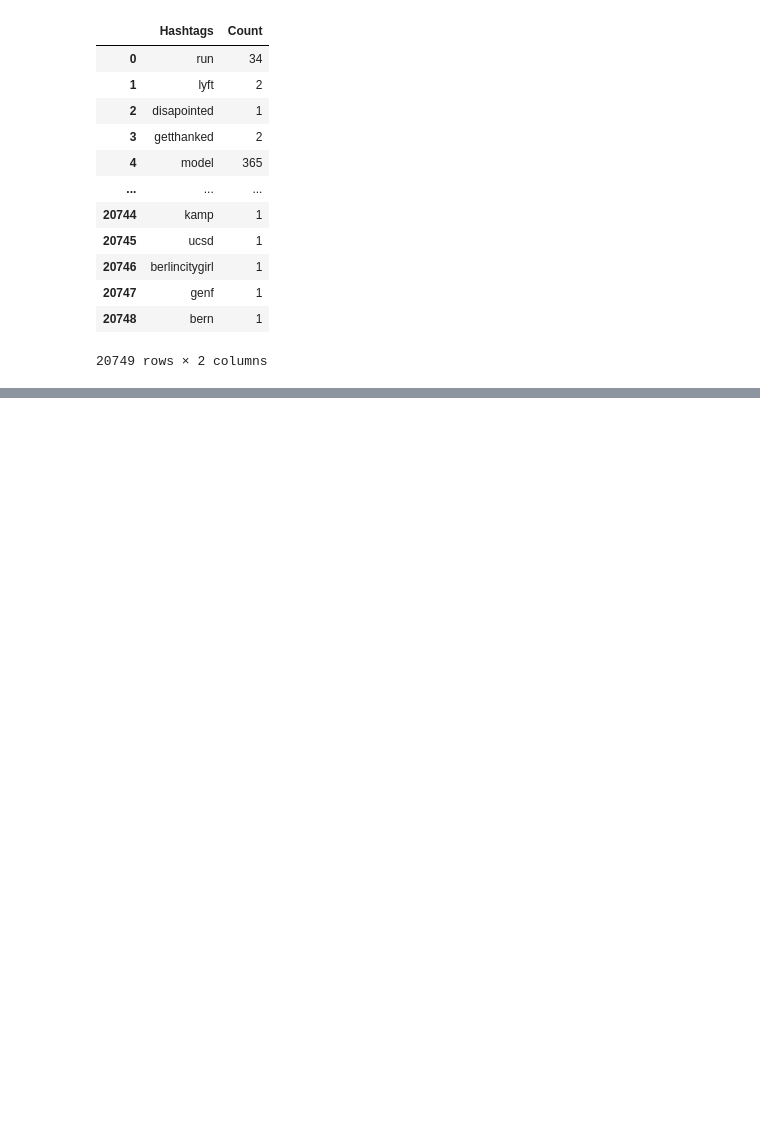
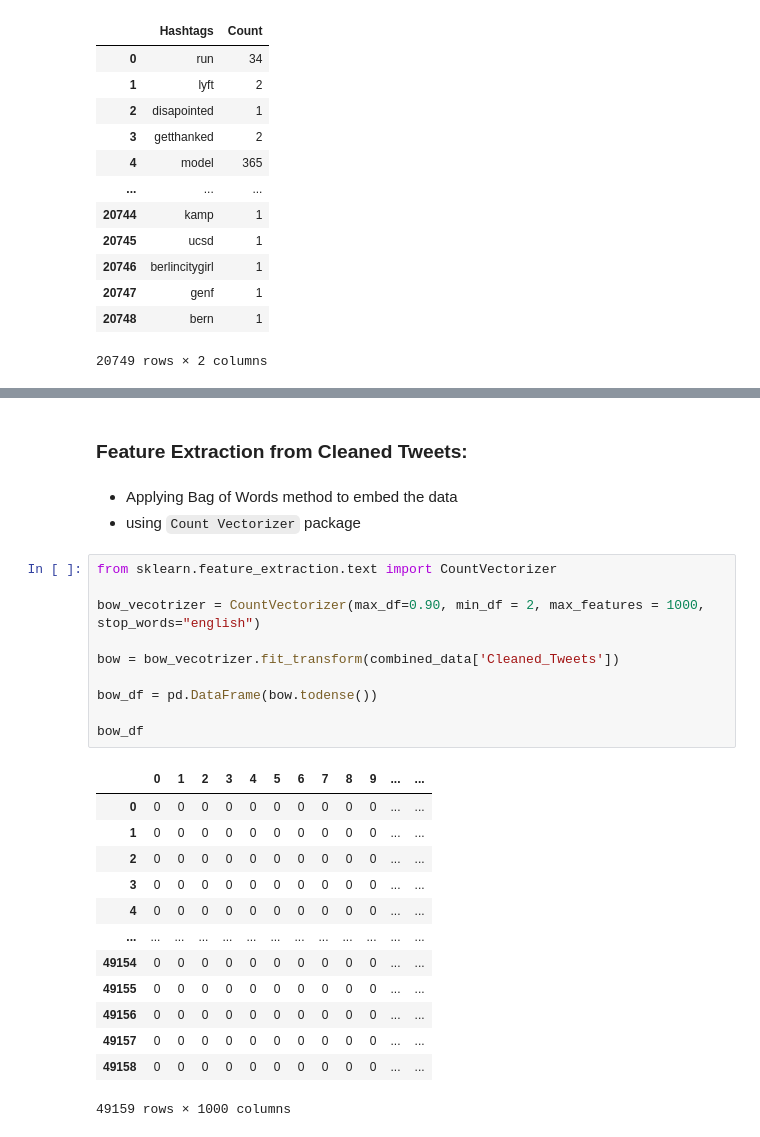
Before and after one commit to vijit-kala/Social-Media-Sentiment-Analysis-Using-Machine-Learning, a Jupyter notebook: main.ipynb, the cells around one changed output, grey strips where cells are left out. Cells and saved outputs as stored; diff of their text form; blank space fills up the shorter version.

```diff
--- a/main.ipynb
+++ b/main.ipynb
@@ -251,0 +386,29 @@ positive_df
+# %% [markdown]
+### Feature Extraction from Cleaned Tweets:
+# %% [markdown]
+- Applying Bag of Words method to embed the data
+- using `Count Vectorizer` package
+# %%
+from sklearn.feature_extraction.text import CountVectorizer
+
+bow_vecotrizer = CountVectorizer(max_df=0.90, min_df = 2, max_features = 1000, stop_words="english")
+
+bow = bow_vecotrizer.fit_transform(combined_data['Cleaned_Tweets'])
+
+bow_df = pd.DataFrame(bow.todense())
+
+bow_df
+# %% [output]
+|  | 0 | 1 | 2 | 3 | 4 | 5 | 6 | 7 | 8 | 9 | ... | ... |
+| 0 | 0 | 0 | 0 | 0 | 0 | 0 | 0 | 0 | 0 | 0 | ... | ... |
+| 1 | 0 | 0 | 0 | 0 | 0 | 0 | 0 | 0 | 0 | 0 | ... | ... |
+| 2 | 0 | 0 | 0 | 0 | 0 | 0 | 0 | 0 | 0 | 0 | ... | ... |
+| 3 | 0 | 0 | 0 | 0 | 0 | 0 | 0 | 0 | 0 | 0 | ... | ... |
+| 4 | 0 | 0 | 0 | 0 | 0 | 0 | 0 | 0 | 0 | 0 | ... | ... |
+| ... | ... | ... | ... | ... | ... | ... | ... | ... | ... | ... | ... | ... |
+| 49154 | 0 | 0 | 0 | 0 | 0 | 0 | 0 | 0 | 0 | 0 | ... | ... |
+| 49155 | 0 | 0 | 0 | 0 | 0 | 0 | 0 | 0 | 0 | 0 | ... | ... |
+| 49156 | 0 | 0 | 0 | 0 | 0 | 0 | 0 | 0 | 0 | 0 | ... | ... |
+| 49157 | 0 | 0 | 0 | 0 | 0 | 0 | 0 | 0 | 0 | 0 | ... | ... |
+| 49158 | 0 | 0 | 0 | 0 | 0 | 0 | 0 | 0 | 0 | 0 | ... | ... |
+49159 rows × 1000 columns
```
Also changed, not shown: parts of 55 cells of this notebook.
